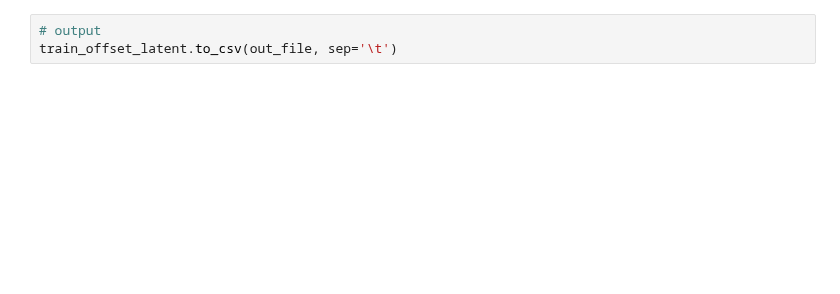
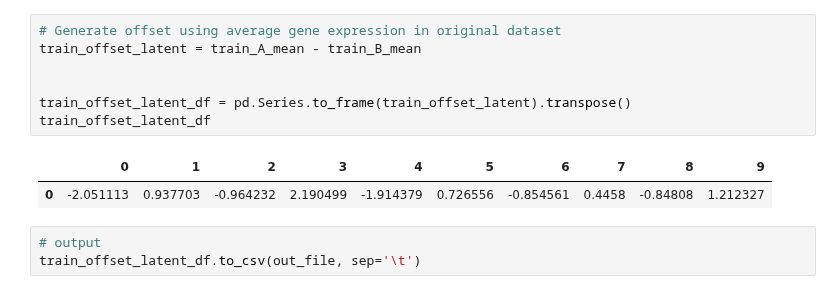
Before and after one commit to greenelab/Pseudomonas_latent_spaces, a Jupyter notebook: scripts/latent_offset_bool.ipynb, the cells around one changed output. Cells and saved outputs as stored; diff of their text form; blank space fills up the shorter version.

```diff
--- a/scripts/latent_offset_bool.ipynb
+++ b/scripts/latent_offset_bool.ipynb
@@ -56,3 +66,13 @@ train_offset_latent
+# %%
+# Generate offset using average gene expression in original dataset
+train_offset_latent = train_A_mean - train_B_mean
+
+
+train_offset_latent_df = pd.Series.to_frame(train_offset_latent).transpose()
+train_offset_latent_df
+# %% [output]
+|  | 0 | 1 | 2 | 3 | 4 | 5 | 6 | 7 | 8 | 9 |
+| 0 | -2.051113 | 0.937703 | -0.964232 | 2.190499 | -1.914379 | 0.726556 | -0.854561 | 0.4458 | -0.84808 | 1.212327 |
 # %%
 # output
-train_offset_latent.to_csv(out_file, sep='\t')
+train_offset_latent_df.to_csv(out_file, sep='\t')
```
Also changed, not shown: parts of 6 cells of this notebook, 16 other files.
